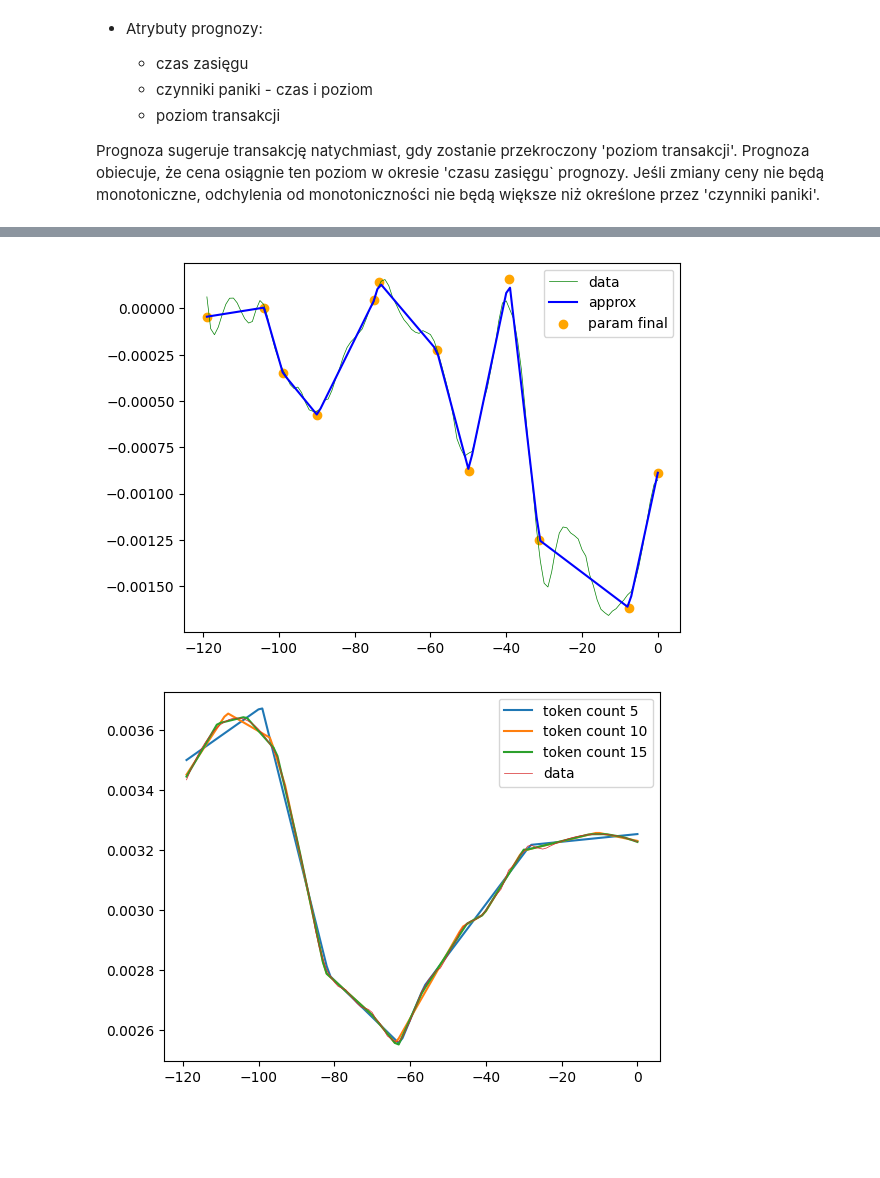
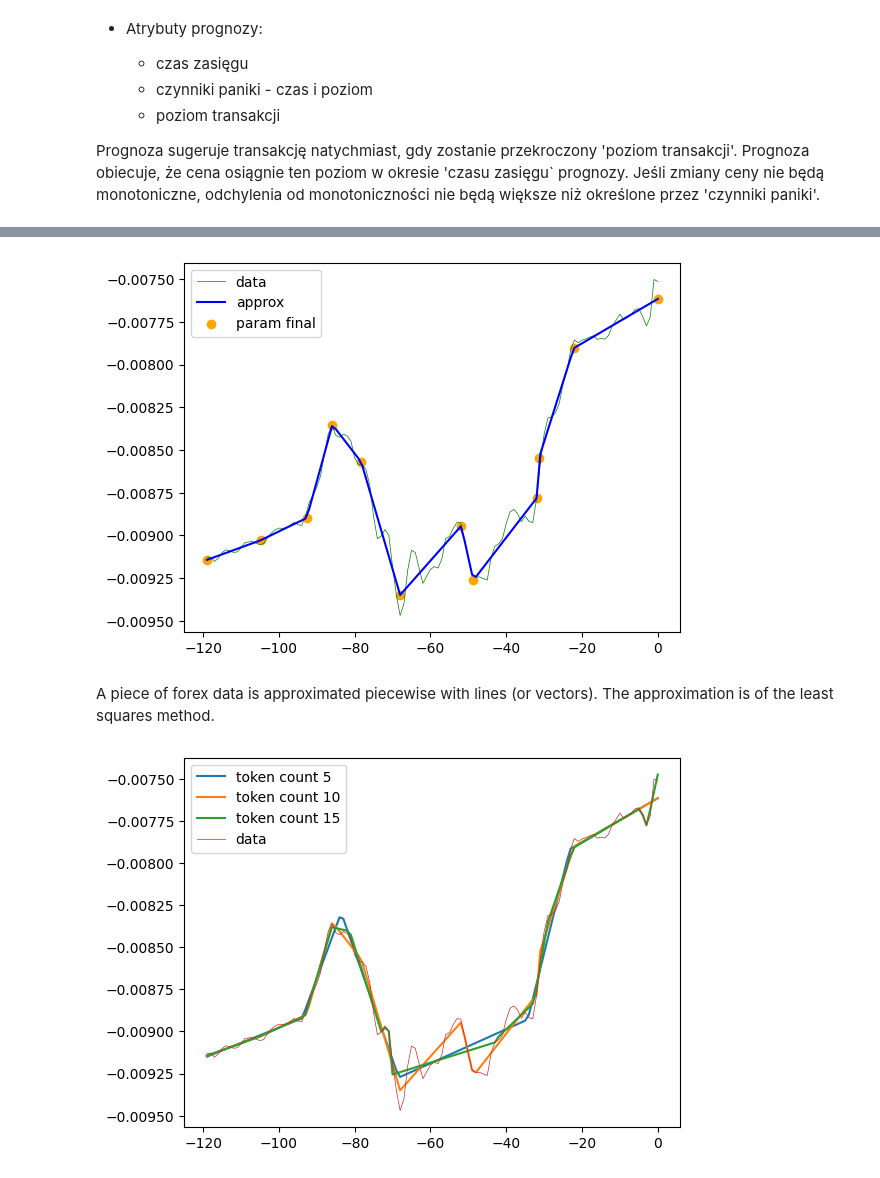
Before and after one commit to stefanzarembinski/szx81, a Jupyter notebook: src/methodes.ipynb, the cells around one changed output, grey strips where cells are left out. Cells and saved outputs as stored; diff of their text form; code cells hidden in the pictures; blank space fills up the shorter version.

```diff
--- a/src/methodes.ipynb
+++ b/src/methodes.ipynb
@@ -7,12 +7,11 @@ import matplotlib.pyplot as plt
 from mpl_toolkits.mplot3d import Axes3D
 import scipy.signal as signal
 import core as co
-import piecewise_fit as ls
 
 import test_data as td
 # if td.DATA is None:
 td.set_test_data(
-data_size=20000,
+data_count=20000,
 start_time=datetime.datetime(2023, 3, 21, 12, 24).timestamp(),
 moving_av=True
     )
@@ -167,46 +144,41 @@ if freqencies is not None:
 # %%
 NUMDER_PIECES = 10
 WINDOW = 120
-K = 1
-SCALE_X = 1.e-6
+SHIFT = 0
+VALUE = [_[0] for _ in td.VALUE][SHIFT: WINDOW + SHIFT]
 
-def piecewise(
-        shift=0, window=WINDOW, filter=co.Savgol_filter(window=15, order=5),
-        scale_x=SCALE_X, number_pieces=NUMDER_PIECES, k=K):
-    value = td.VALUE[shift: window + shift]
-    if filter is not None:
-        value = filter.filter(value)
-    cndl_count = np.arange(-len(value) + 1, 1)
-    piecewise = ls.Fitter(ls.Splines(
-        x=cndl_count, y=value, scale_x=scale_x, number_pieces=number_pieces, k=k) )
-    piecewise.run()
-    return piecewise.func_class, cndl_count, value
+value = co.Savgol_filter(window=15, order=8).filter(VALUE)
+clazz = ls.piecewise(value, filter=None, number_pieces=NUMDER_PIECES, k=1)
 
-clazz, cndl_count, value = piecewise(shift=0, number_pieces=NUMDER_PIECES, k=1)
-
-%matplotlib inline
-fig = plt.figure()
-
+cndl_count = np.arange(-len(value) + 1, 1)
 plt.plot(cndl_count, value, color='green', label='data', linewidth='0.5')
 plt.plot(cndl_count, clazz.approx(cndl_count), color='blue', label='approx')
 plt.scatter(*clazz.knots(), color='orange', label='param final')
 
 plt.legend()
 plt.show()
+
+disp(md('''
+A piece of forex data is approximated piecewise with lines (or vectors).
+The approximation is of the least squares method.
+'''))
 # %% [output]
-[figure, old version]
+[figure, new version]
+
+A piece of forex data is approximated piecewise with lines (or vectors).
+The approximation is of the least squares method.
 # %%
 %matplotlib inline
 fig = plt.figure()
 
+value = co.Savgol_filter(window=15, order=8).filter(VALUE)
+cndl_count = np.arange(-len(value) + 1, 1)
 for n in [5, 10, 15]:
-    clazz, cndl_count, value = piecewise(number_pieces=n, shift=2000)
-    # accuracy = clazz.accuracy()
-    # print(f'token count: {n:3d}; relative accuracy: {accuracy:.2e}')
+    clazz = ls.piecewise(value, filter=None, number_pieces=n)
     plt.plot(cndl_count, clazz.approx(cndl_count), label=f'token count {n}')
 
 plt.plot(cndl_count, value, label='data', linewidth='0.5')
 plt.legend()
 plt.show()
 # %% [output]
-[figure, old version]
+[figure, new version]
```
Also changed, not shown: parts of 18 cells of this notebook, 9 other files.
